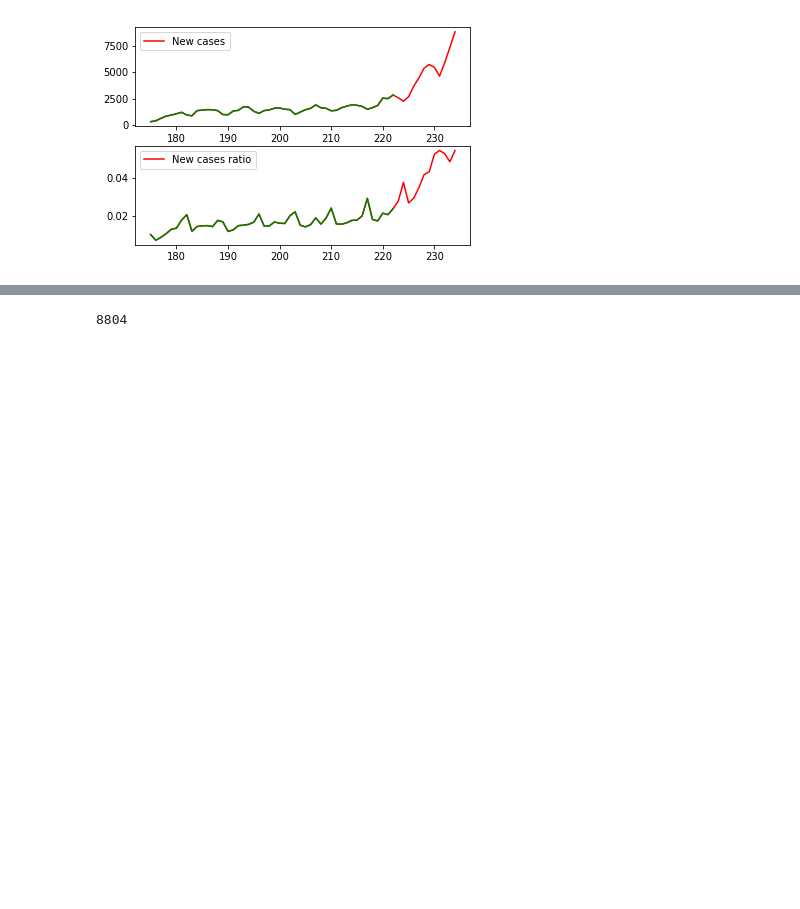
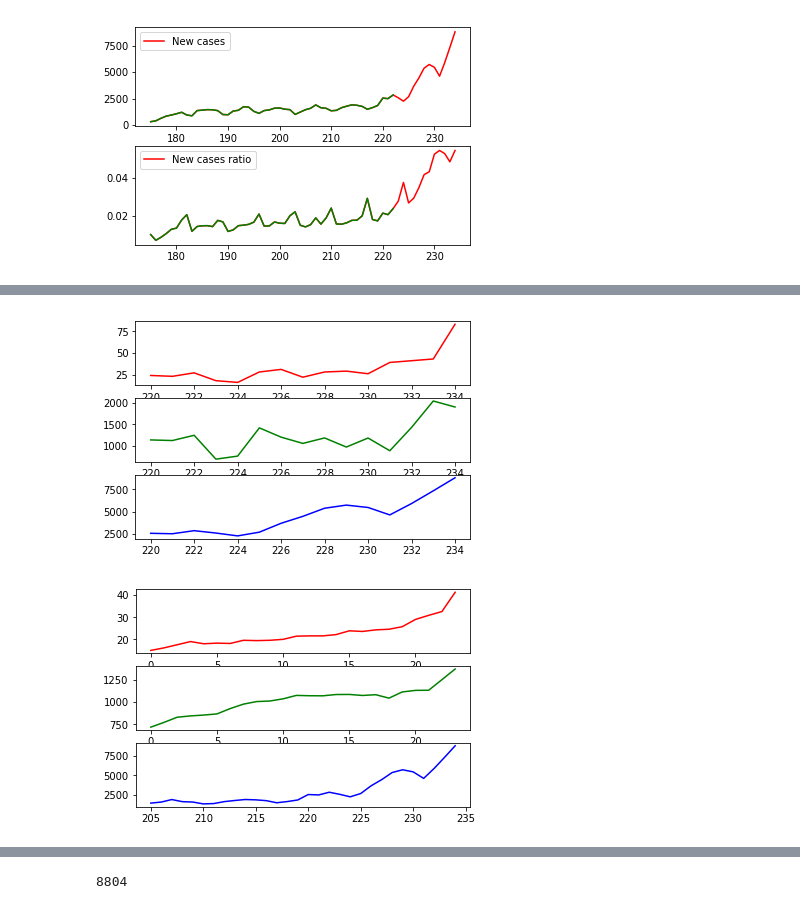
Before and after one commit to giorgiopizz/covid_dumb_analysis, a Jupyter notebook: covid_analysis.ipynb, the cells around one changed output, grey strips where cells are left out. Cells and saved outputs as stored; diff of their text form; code cells hidden in the pictures; blank space fills up the shorter version.

```diff
--- a/covid_analysis.ipynb
+++ b/covid_analysis.ipynb
@@ -30,6 +30,14 @@ memory usage: 31.3+ KB
 def nuoviTamponi(dati):
     # dati deve avere un attribute tamponi
     tamponi = list(dati['tamponi'])
+    nuovi_tamponi = [tamponi[0]]
+    for i in range(len(tamponi)-1):
+        nuovi_tamponi.append(tamponi[i+1]-tamponi[i])
+    return pd.Series(nuovi_tamponi)
+
+def delta(dati,feature):
+    # dati deve avere un attribute tamponi
+    tamponi = list(dati[feature])
     nuovi_tamponi = [tamponi[0]]
     for i in range(len(tamponi)-1):
         nuovi_tamponi.append(tamponi[i+1]-tamponi[i])
@@ -42,6 +50,19 @@ def giorniPlot(giorni):
     return giorni_plot
 
 
+def mov_avg (numbers, window_size):
+    i = 0
+    moving_averages = []
+
+    while i < len(numbers) - window_size + 1:
+        this_window = numbers[i : i + window_size]
+
+        window_average = sum(this_window) / window_size
+        moving_averages.append(window_average)
+        i += 1
+    return moving_averages
+
+
 # calcolo i rapporti tra nuovi casi e nuovi tamponi
 ratio_old = dati_old['nuovi_positivi']/nuoviTamponi(dati_old)
 ratio = dati['nuovi_positivi']/nuoviTamponi(dati)
@@ -92,0 +137,19 @@ plt.plot(mov_avg(ratio_old[giorniPlot(60):],2))
+# %%
+
+# nuovi morti e nuovi dimessi negli ultimi 15 giorni
+fig2, (ax2, ax3, ax4) = plt.subplots(nrows=3, ncols=1)
+ax2.plot(delta(dati,'deceduti')[giorniPlot(15):],'r')
+ax3.plot(delta(dati,'dimessi_guariti')[giorniPlot(15):],'g')
+ax4.plot(dati['nuovi_positivi'][giorniPlot(15):],'b')
+plt.show()
+
+
+# nuovi morti e nuovi dimessi negli ultimi 15 giorni con una moving avarage
+fig2, (ax2, ax3, ax4) = plt.subplots(nrows=3, ncols=1)
+ax2.plot(mov_avg(deceduti[giorniPlot(30):],7),'r')
+ax3.plot(mov_avg(dimessi[giorniPlot(30):],7),'g')
+ax4.plot(dati['nuovi_positivi'][giorniPlot(30):],'b')
+plt.show()
+# %% [output]
+[figure, added]
+[figure, added]
```
Also changed, not shown: parts of 5 cells of this notebook, 3 other files.
